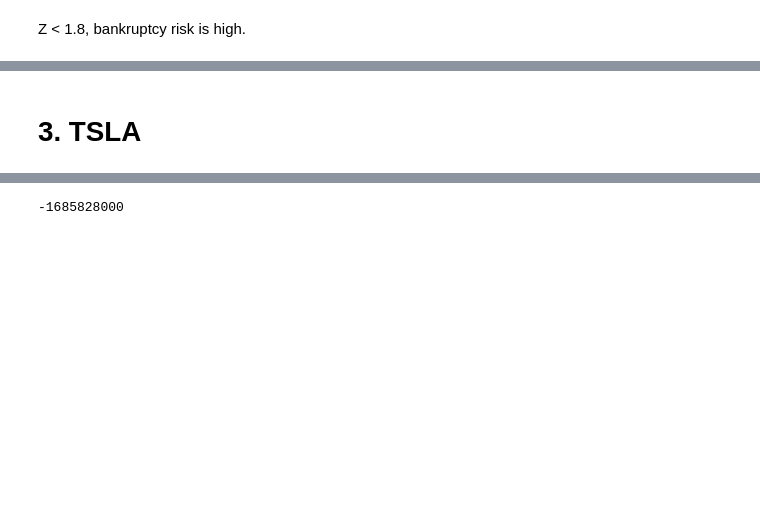
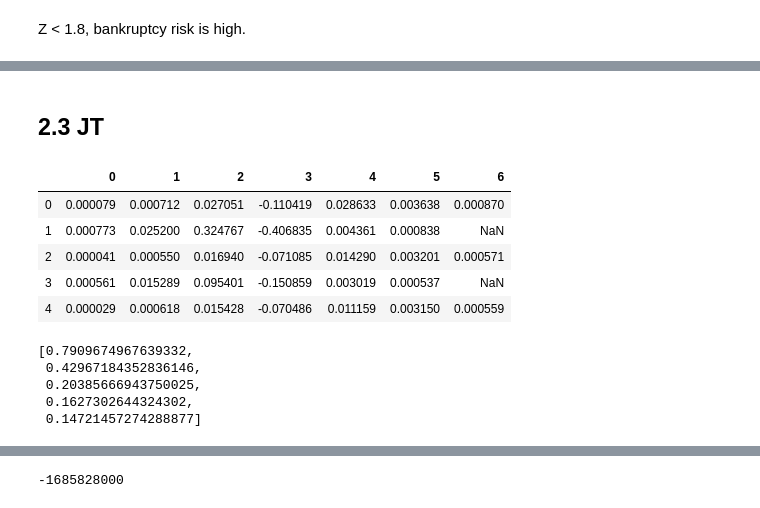
Before and after one commit to amiller135/CRM_fordham_hws, a Jupyter notebook: HW1_CRM.ipynb, the cells around one changed output, grey strips where cells are left out. Cells and saved outputs as stored; diff of their text form; code cells hidden in the pictures; blank space fills up the shorter version.

```diff
--- a/HW1_CRM.ipynb
+++ b/HW1_CRM.ipynb
@@ -23,0 +52,4 @@ from scipy.optimize import fsolve
+# %%
+ge_oas_df = pd.read_csv("BAMLC0A4CBBB.csv")
+ge_spread = np.array(ge_oas_df[-5:]["BAMLC0A4CBBB"])/100
+ge_spread
@@ -229,2 +343,24 @@ ge_dict_profile
 # %% [markdown]
-# 3. TSLA
+## 2.3 JT
+# %%
+ge_risk_neutral_transition,ge_pi = JT.solve_pi(spread=ge_spread,
+                                               rf_rates=rf_df,
+                                               lst_transitions=JT.transitions_matrices,
+                                               rating='BBB')
+# %%
+pd.DataFrame(ge_risk_neutral_transition)
+# %% [output]
+|  | 0 | 1 | 2 | 3 | 4 | 5 | 6 |
+| 0 | 0.000079 | 0.000712 | 0.027051 | -0.110419 | 0.028633 | 0.003638 | 0.000870 |
+| 1 | 0.000773 | 0.025200 | 0.324767 | -0.406835 | 0.004361 | 0.000838 | NaN |
+| 2 | 0.000041 | 0.000550 | 0.016940 | -0.071085 | 0.014290 | 0.003201 | 0.000571 |
+| 3 | 0.000561 | 0.015289 | 0.095401 | -0.150859 | 0.003019 | 0.000537 | NaN |
+| 4 | 0.000029 | 0.000618 | 0.015428 | -0.070486 | 0.011159 | 0.003150 | 0.000559 |
+# %%
+ge_pi
+# %% [output]
+[0.7909674967639332,
+ 0.42967184352836146,
+ 0.20385666943750025,
+ 0.1627302644324302,
+ 0.14721457274288877]
```
Also changed, not shown: parts of 56 cells of this notebook, 2 other files.
